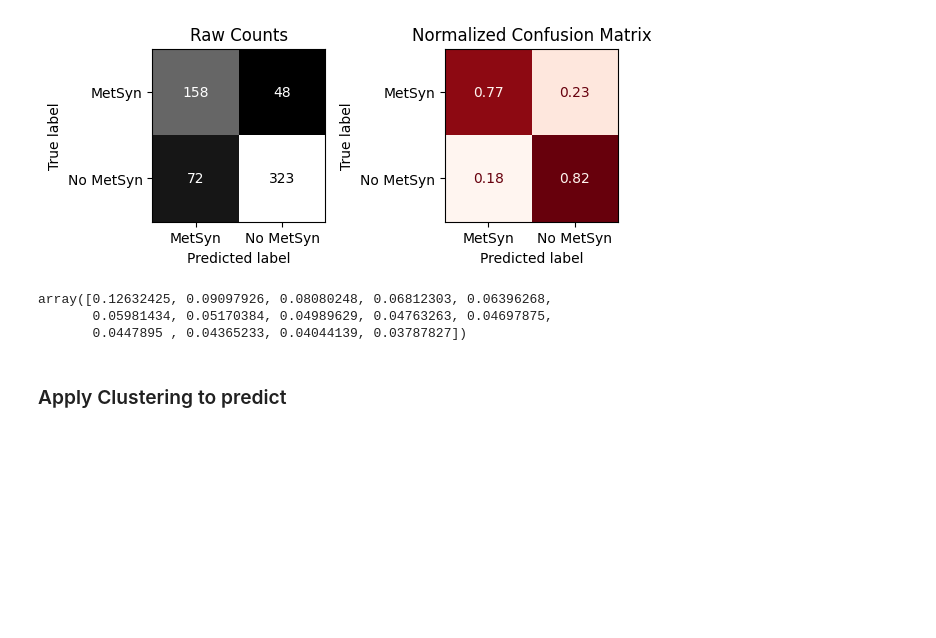
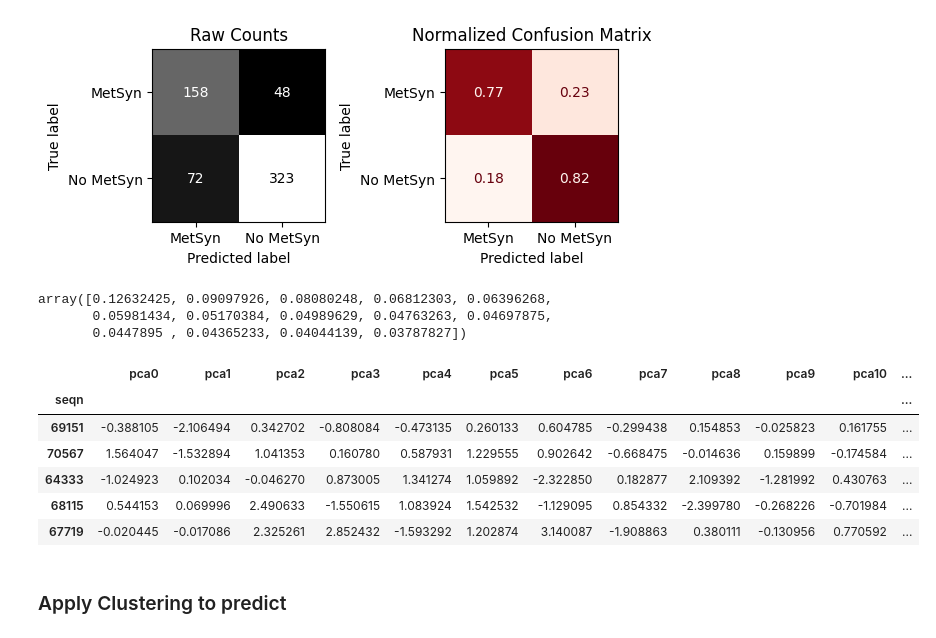
Before and after one commit to dimLMT/Metabolic-Syndrome-Forecast, a Jupyter notebook: part2.ipynb, the cells around one changed output. Cells and saved outputs as stored; diff of their text form; code cells hidden in the pictures; blank space fills up the shorter version.

```diff
--- a/part2.ipynb
+++ b/part2.ipynb
@@ -201,6 +201,16 @@ pca85.explained_variance_ratio_
 array([0.12632425, 0.09097926, 0.08080248, 0.06812303, 0.06396268,
        0.05981434, 0.05170384, 0.04989629, 0.04763263, 0.04697875,
        0.0447895 , 0.04365233, 0.04044139, 0.03787827])
+# %%
+X_train_pca85.head()
+# %% [output]
+|  | pca0 | pca1 | pca2 | pca3 | pca4 | pca5 | pca6 | pca7 | pca8 | pca9 | pca10 | ... |
+| seqn |  |  |  |  |  |  |  |  |  |  |  | ... |
+| 69151 | -0.388105 | -2.106494 | 0.342702 | -0.808084 | -0.473135 | 0.260133 | 0.604785 | -0.299438 | 0.154853 | -0.025823 | 0.161755 | ... |
+| 70567 | 1.564047 | -1.532894 | 1.041353 | 0.160780 | 0.587931 | 1.229555 | 0.902642 | -0.668475 | -0.014636 | 0.159899 | -0.174584 | ... |
+| 64333 | -1.024923 | 0.102034 | -0.046270 | 0.873005 | 1.341274 | 1.059892 | -2.322850 | 0.182877 | 2.109392 | -1.281992 | 0.430763 | ... |
+| 68115 | 0.544153 | 0.069996 | 2.490633 | -1.550615 | 1.083924 | 1.542532 | -1.129095 | 0.854332 | -2.399780 | -0.268226 | -0.701984 | ... |
+| 67719 | -0.020445 | -0.017086 | 2.325261 | 2.852432 | -1.593292 | 1.202874 | 3.140087 | -1.908863 | 0.380111 | -0.130956 | 0.770592 | ... |
 # %%
 # to keep only 3 principal components
 pca = PCA(n_components=3)
```
Also changed, not shown: parts of 1 cell of this notebook.
